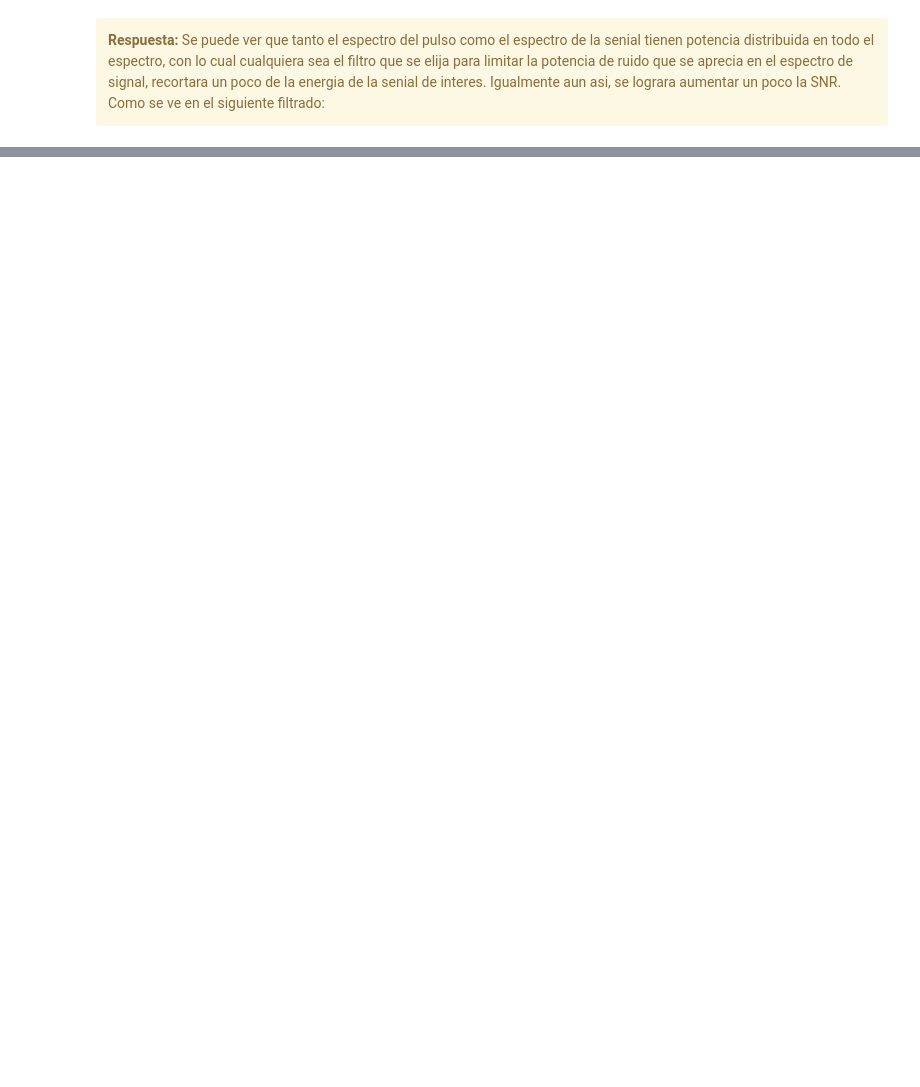
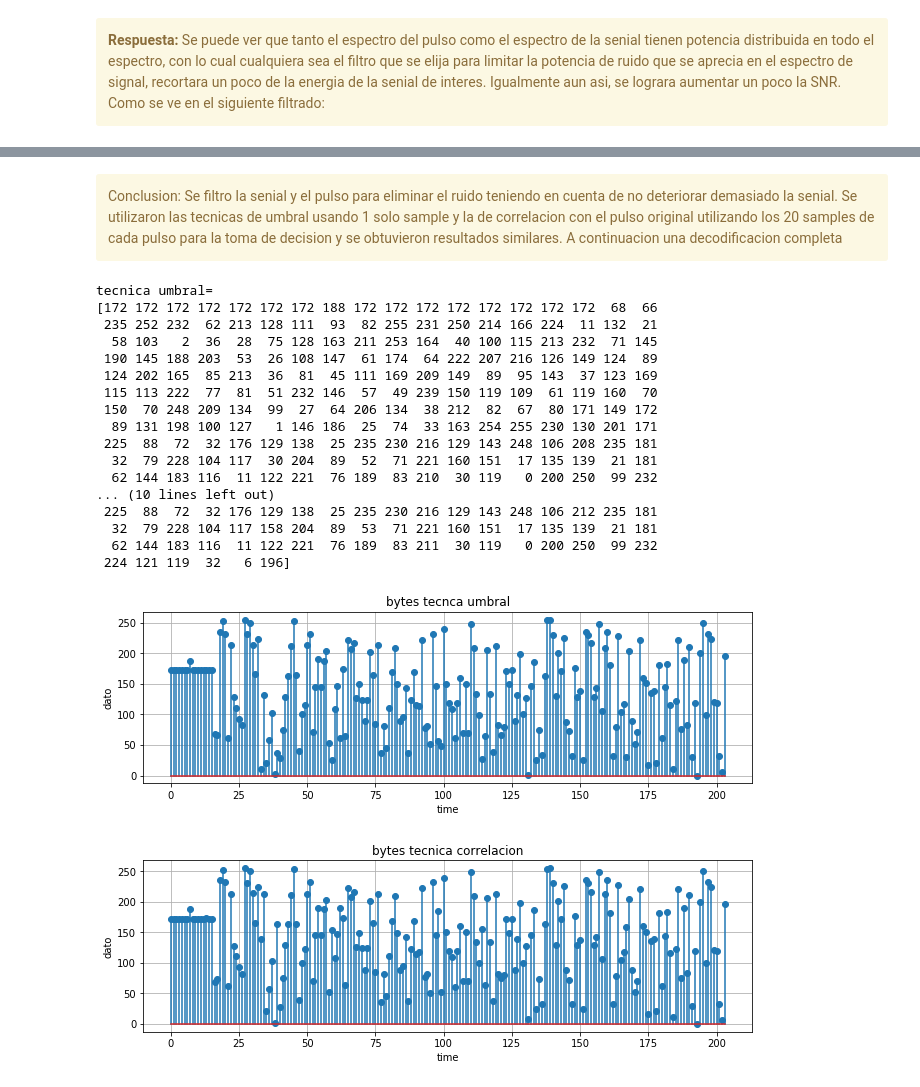
Before and after one commit to pslavkin/mse_18pds, a Jupyter notebook: tp1.ipynb, the cells around one changed output, grey strips where cells are left out. Drawn from its saved outputs; the diff is of its cells as text; code cells hidden in the pictures; blank space fills up the shorter version.

```diff
--- a/tp1.ipynb
+++ b/tp1.ipynb
@@ -119,0 +114,66 @@ tecnica correlacion=
+# %% [markdown]
+<div class="alert alert-block alert-warning">
+Conclusion: Se filtro la senial y el pulso para eliminar el ruido teniendo en cuenta de no deteriorar demasiado la senial. Se utilizaron las tecnicas de umbral usando 1 solo sample y la de correlacion con el pulso original utilizando los 20 samples de cada pulso para la toma de decision y se obtuvieron resultados similares. A continuacion una decodificacion completa
+</div>
+# %%
+import  numpy   as np
+from    plotter import *
+from    dft     import *
+from    filter  import *
+from    dft     import *
+
+fs    = 20                      #frecuencia de sampleo de la senial
+pl    = plotter_class ( 2,1 )   #objeto para generar un grafico de 2x2
+f     = filter_class  ( )       #objero para funciones de filtrado
+
+signal = np.load('signalLowSNR.npy')        #lee la senial a decodidicar
+pulse  = np.load('pulse.npy')               #cargo el pulso original para plotearlo
+hipass = np.load("hipass_fir.npz")['ba'][0]     #leo los parametros del pasabajo
+lopass = np.load("lopass_fir.npz")['ba'][0]     # y pasaaltos diseniados
+signal = f.fir ( signal ,hipass )               #aplico el filtrado a la senial y la muestro
+signal = f.fir ( signal ,lopass )
+
+groupDelay  = hipass.size//2+lopass.size//2     #calculo el retado basado en el largo de la respuesta al impulso de cada filtro
+signal      = signal[groupDelay+1:]             #demoro la senial original dicaha cantirdad,lo previo es descartado, notar el +!
+
+ans         = signal[::pulse.size]
+ans[ans>=0] = 1                                 #digitalizo la senial con un comparador
+ans[ans<0]  = 0
+ans         = np.uint8(ans)                     #lo necesito apra empaquetar luego a bytes
+ans = np.packbits(ans)                          #empaqueto de 8 por comodidad
+pl.stem_signal  ( 1 ,pl.spaceX(ans) ,ans ,'bytes tecnca umbral' ,'time' ,'dato' ,trace='.' )
+
+print(f"tecnica umbral=\n{ans}")                                      #muestra los resultados
+
+ans=np.zeros(0)
+ans2=np.zeros(0)
+for i in range(signal.size//pulse.size):
+    ans=np.append(ans,np.correlate(signal[i*pulse.size:(i+1)*pulse.size],pulse))
+
+ans[ans>=0] = 1                                 #digitalizo la senial con un comparador
+ans[ans<0]  = 0
+ans         = np.uint8(ans)                     #lo necesito apra empaquetar luego a bytes
+ans = np.packbits(ans)                          #empaqueto de 8 por comodidad
+pl.stem_signal  ( 2 ,pl.spaceX(ans),ans ,'bytes tecnica correlacion' , 'time' ,'dato'  ,trace='.' )
+print(f"tecnica correlacion=\n{ans}")                                      #muestra los resultados
+
+pl.plot_show()
+# %% [output]
+tecnica umbral=
+[172 172 172 172 172 172 172 188 172 172 172 172 172 172 172 172  68  66
+ 235 252 232  62 213 128 111  93  82 255 231 250 214 166 224  11 132  21
+  58 103   2  36  28  75 128 163 211 253 164  40 100 115 213 232  71 145
+ 190 145 188 203  53  26 108 147  61 174  64 222 207 216 126 149 124  89
+ 124 202 165  85 213  36  81  45 111 169 209 149  89  95 143  37 123 169
+ 115 113 222  77  81  51 232 146  57  49 239 150 119 109  61 119 160  70
+ 150  70 248 209 134  99  27  64 206 134  38 212  82  67  80 171 149 172
+  89 131 198 100 127   1 146 186  25  74  33 163 254 255 230 130 201 171
+ 225  88  72  32 176 129 138  25 235 230 216 129 143 248 106 208 235 181
+  32  79 228 104 117  30 204  89  52  71 221 160 151  17 135 139  21 181
+  62 144 183 116  11 122 221  76 189  83 210  30 119   0 200 250  99 232
+... (10 lines left out)
+ 225  88  72  32 176 129 138  25 235 230 216 129 143 248 106 212 235 181
+  32  79 228 104 117 158 204  89  53  71 221 160 151  17 135 139  21 181
+  62 144 183 116  11 122 221  76 189  83 211  30 119   0 200 250  99 232
+ 224 121 119  32   6 196]
+[figure, added]
```
Also changed, not shown: parts of 6 cells of this notebook, 5 other files.
